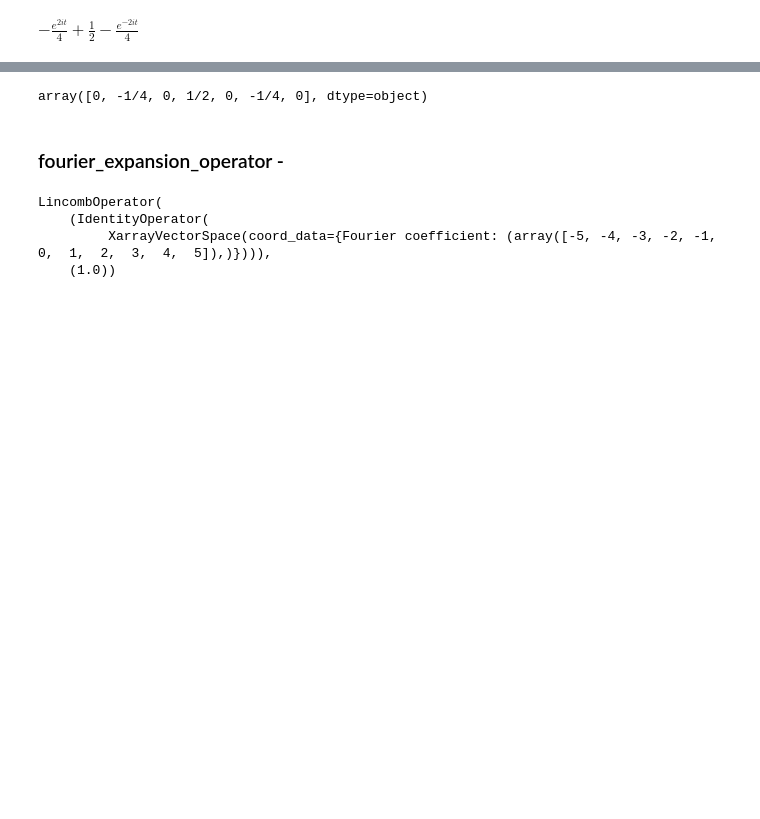
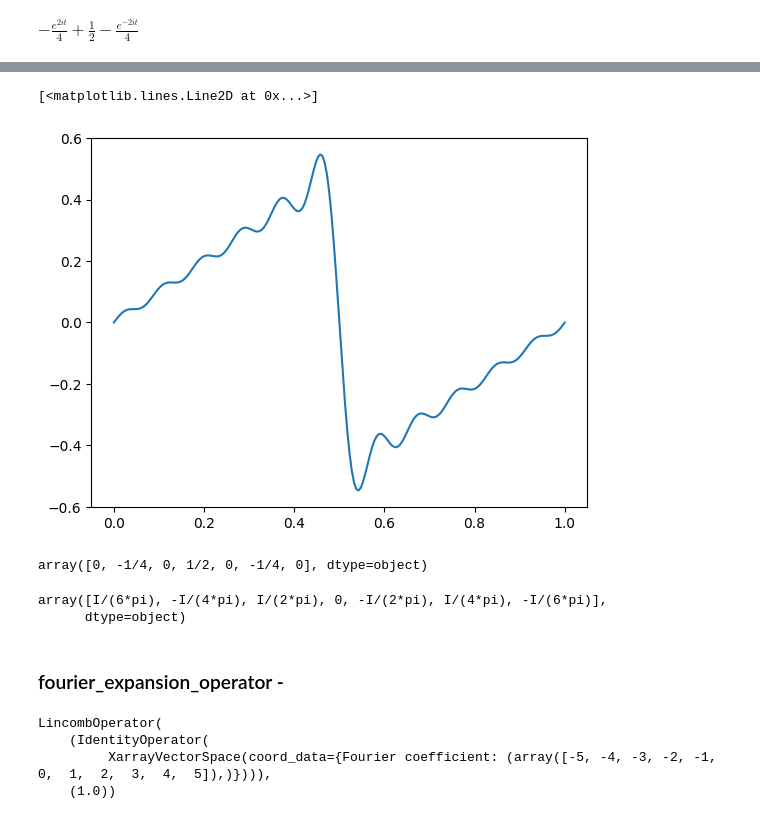
Before and after one commit to simonkeys/pylgs, a Jupyter notebook: nbs/api/pymor/models.ipynb, the cells around one changed output, grey strips where cells are left out. Drawn from its saved outputs; the diff is of its cells as text; code cells hidden in the pictures; blank space fills up the shorter version.

```diff
--- a/nbs/api/pymor/models.ipynb
+++ b/nbs/api/pymor/models.ipynb
@@ -359,0 +372,5 @@ $\displaystyle - \frac{e^{2 i t}}{4} + \frac{1}{2} - \frac{e^{- 2 i t}}{4}$
+# %%
+expr = ExpressionParameterFunctional("nu*t/(2*pi)", {'nu': 1, 't': 1})
+# %%
+saw_series = fourier_series(to_sympy(expr), 10)
+saw_series
@@ -360,3 +379,9 @@ $\displaystyle - \frac{e^{2 i t}}{4} + \frac{1}{2} - \frac{e^{- 2 i t}}{4}$
+# %%
+t=np.linspace(0, 1, 200)
+plt.plot(t, [complex(saw_series.subs(dict(t=2*np.pi*t))).real for t in t])
+# %% [output]
+[<matplotlib.lines.Line2D at 0x...>]
+[figure, added]
 # %%
 #|export
 def fourier_series_coefficients(series:Expr, n:int, t:str='t'):
@@ -371,6 +396,11 @@ def fourier_series_coefficients(series:Expr, n:int, t:str='t'):
 fourier_series_coefficients(series, 3)
 # %% [output]
 array([0, -1/4, 0, 1/2, 0, -1/4, 0], dtype=object)
+# %%
+fourier_series_coefficients(saw_series, 3)
+# %% [output]
+array([I/(6*pi), -I/(4*pi), I/(2*pi), 0, -I/(2*pi), I/(4*pi), -I/(6*pi)],
+      dtype=object)
 # %% [markdown]
 ### fourier_expansion_operator -
 # %%
```
Also changed, not shown: parts of 10 cells of this notebook.
